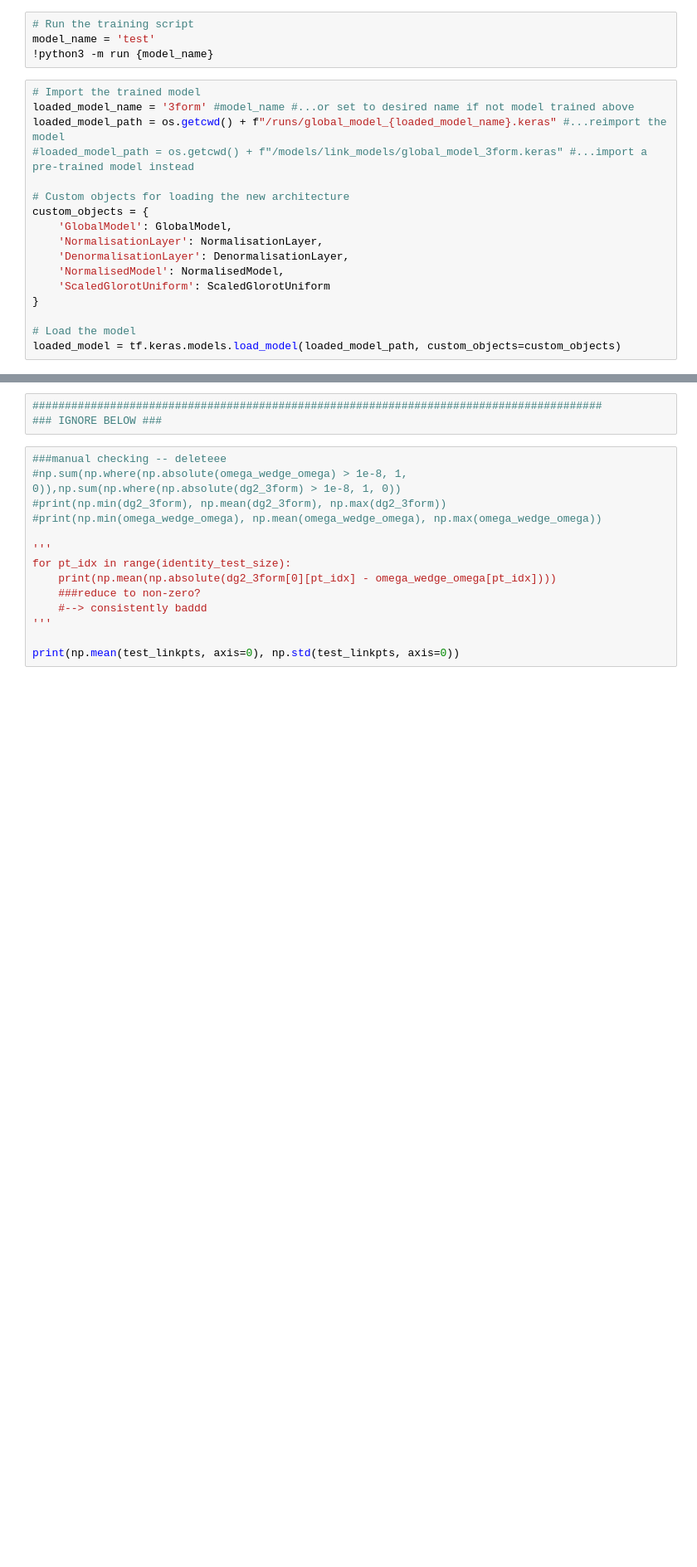
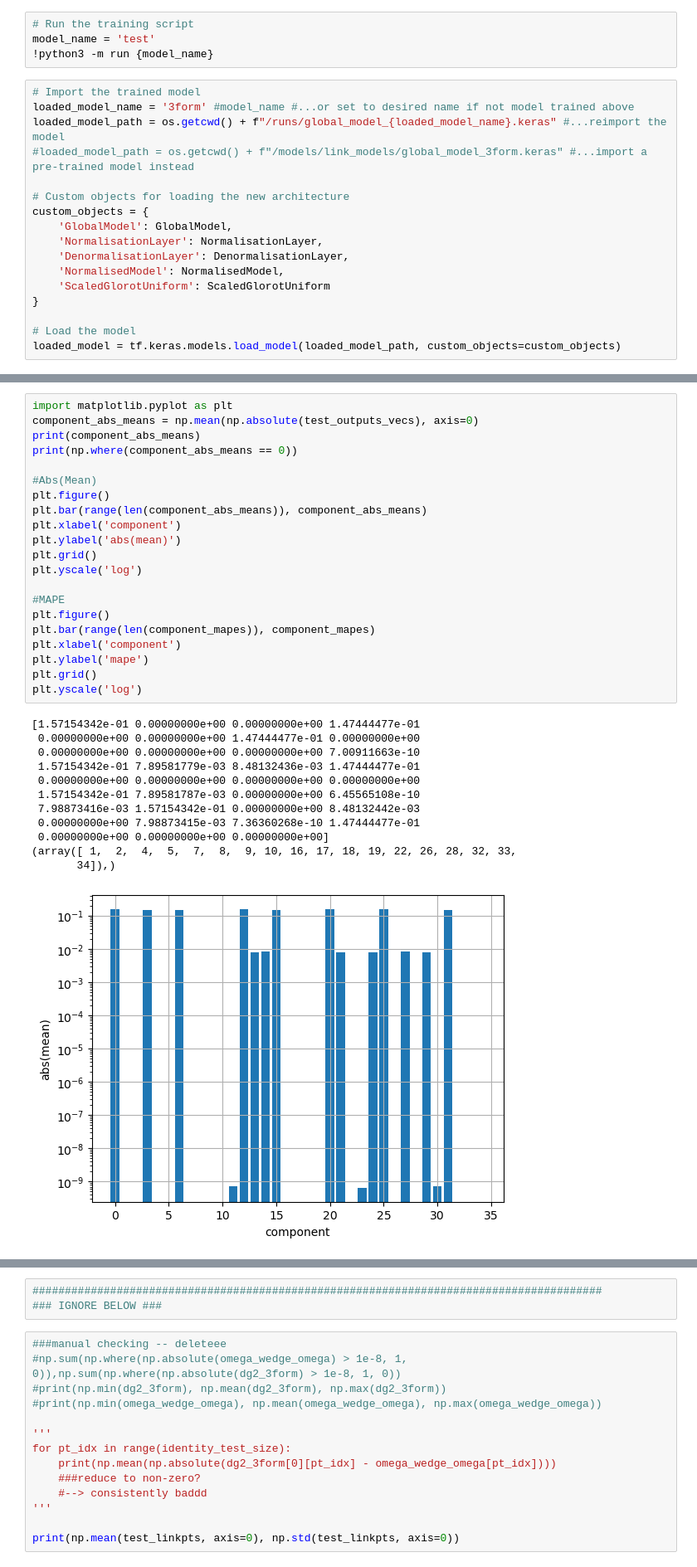
Before and after one commit to TomasSilva/LearningG2, a Jupyter notebook: run_interactive.ipynb, the cells around one changed output, grey strips where cells are left out. Shown: that part at 83% size. Drawn from its saved outputs; the diff is of its cells as text; blank space fills up the shorter version.

```diff
--- a/run_interactive.ipynb
+++ b/run_interactive.ipynb
@@ -148 +148,35 @@ Per-component MAPE: [1.00930178e+02 4.70856360e-02 6.03072068e-02 1.07362978e+02
  1.09349529e-02 2.25876109e-02 5.65234471e-02]
+# %%
+import matplotlib.pyplot as plt
+component_abs_means = np.mean(np.absolute(test_outputs_vecs), axis=0)
+print(component_abs_means)
+print(np.where(component_abs_means == 0))
+
+#Abs(Mean)
+plt.figure()
+plt.bar(range(len(component_abs_means)), component_abs_means)
+plt.xlabel('component')
+plt.ylabel('abs(mean)')
+plt.grid()
+plt.yscale('log')
+
+#MAPE
+plt.figure()
+plt.bar(range(len(component_mapes)), component_mapes)
+plt.xlabel('component')
+plt.ylabel('mape')
+plt.grid()
+plt.yscale('log')
+# %% [output]
+[1.57154342e-01 0.00000000e+00 0.00000000e+00 1.47444477e-01
+ 0.00000000e+00 0.00000000e+00 1.47444477e-01 0.00000000e+00
+ 0.00000000e+00 0.00000000e+00 0.00000000e+00 7.00911663e-10
+ 1.57154342e-01 7.89581779e-03 8.48132436e-03 1.47444477e-01
+ 0.00000000e+00 0.00000000e+00 0.00000000e+00 0.00000000e+00
+ 1.57154342e-01 7.89581787e-03 0.00000000e+00 6.45565108e-10
+ 7.98873416e-03 1.57154342e-01 0.00000000e+00 8.48132442e-03
+ 0.00000000e+00 7.98873415e-03 7.36360268e-10 1.47444477e-01
+ 0.00000000e+00 0.00000000e+00 0.00000000e+00]
+(array([ 1,  2,  4,  5,  7,  8,  9, 10, 16, 17, 18, 19, 22, 26, 28, 32, 33,
+       34]),)
+[figure, added]
```
Also changed, not shown: parts of 6 cells of this notebook, 3 other files.
